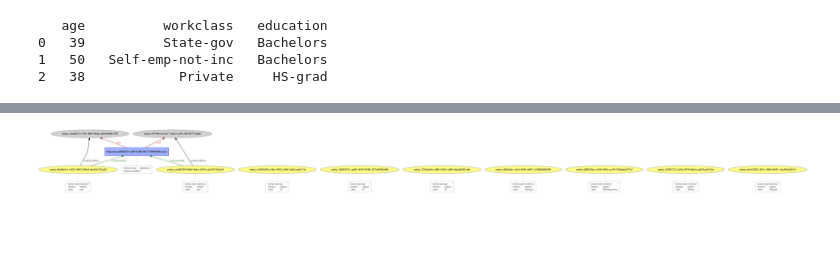
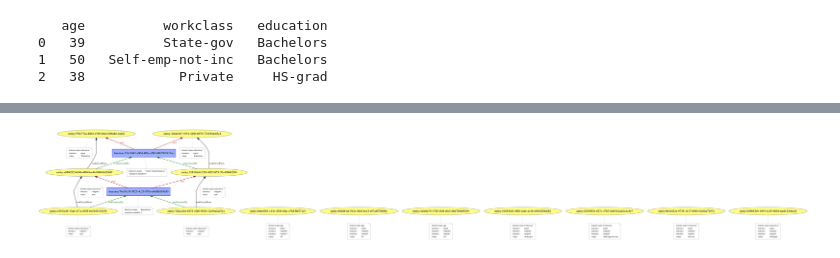
Before and after one commit to GiuliaSim/Provenance, a Jupyter notebook: pre-processing methods/ValueTransformation_prov.ipynb, the cells around one changed output, grey strips where cells are left out. Saved outputs shown, nothing was run; the diff lists cells and outputs as text; code cells hidden in the pictures; blank space fills up the shorter version.

```diff
--- a/pre-processing methods/ValueTransformation_prov.ipynb
+++ b/pre-processing methods/ValueTransformation_prov.ipynb
@@ -70,6 +70,6 @@ getProv_Imputation function took 6.977 ms
 # %%
 namefile = savepath + 'ValueImputation_prov'
-p.save_graph(namefile)
+p.save_all_graph(namefile)
 Image(namefile + '.png')
 # %% [output]
-[figure, old version]
+[figure, new version]
```
Also changed, not shown: parts of 3 cells of this notebook, 16 other files.
